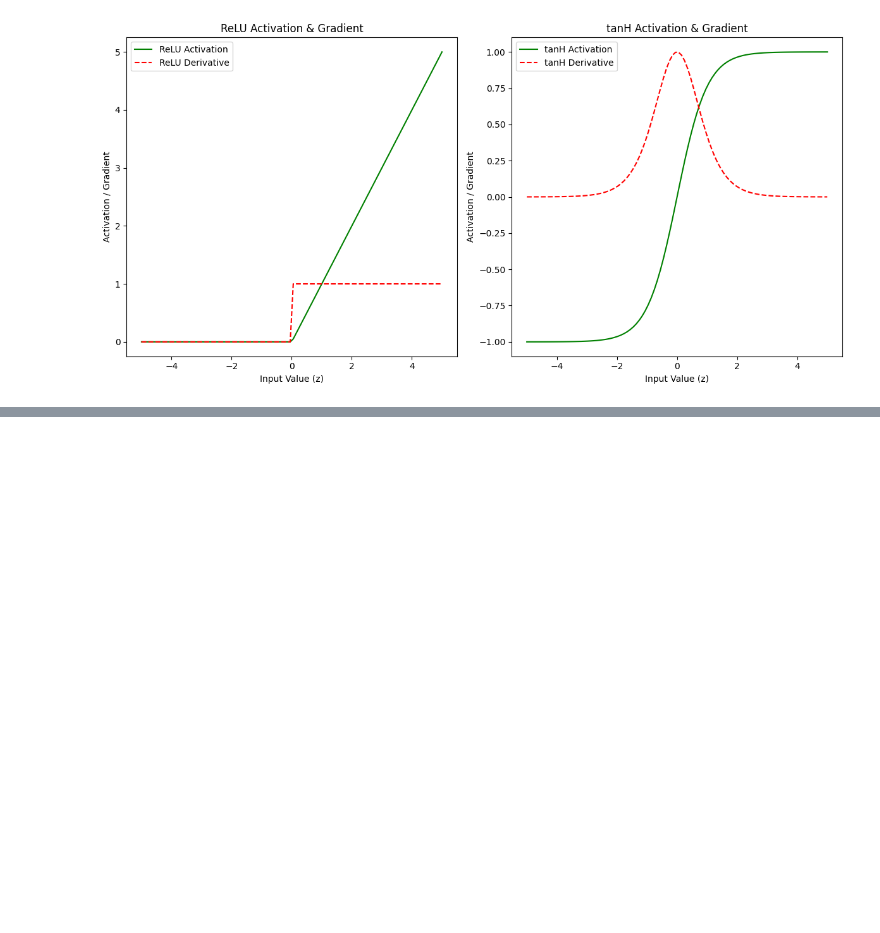
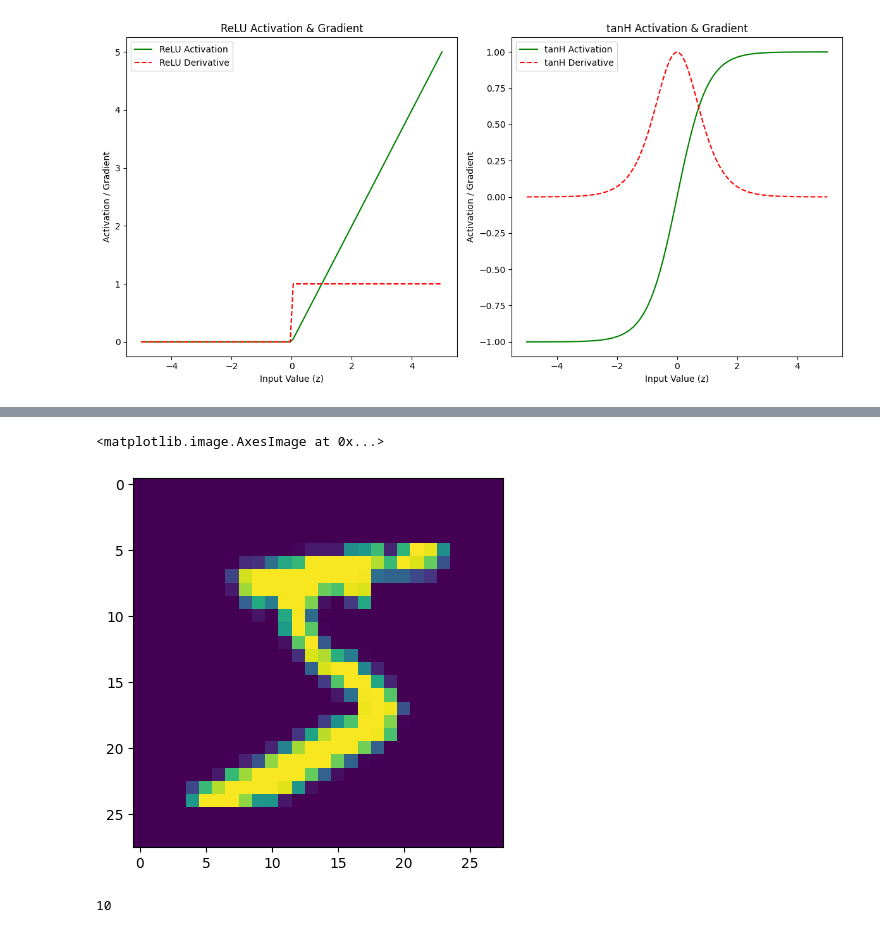
Before and after one commit to LekaLakshmi/Artificial-intelligence, a Jupyter notebook: Deep_Learning.ipynb, the cells around one changed output, grey strips where cells are left out. Cells and saved outputs as stored; diff of their text form; code cells hidden in the pictures; blank space fills up the shorter version.

```diff
--- a/Deep_Learning.ipynb
+++ b/Deep_Learning.ipynb
@@ -583,0 +799,18 @@ plt.show()
+# %%
+import keras
+
+from keras.models import Sequential
+from keras.layers import Dense
+from keras.layers import Input
+from keras.utils import to_categorical
+import matplotlib.pyplot as plt
+# import the data
+from keras.datasets import mnist
+
+# Dataset is already split into training and testing sets
+# Load training and testing data (features and labels)
+(X_train, y_train), (X_test, y_test) = mnist.load_data()
+
+
+#  first number in the output tuple is the number of images, and the other two numbers are the size of the images in datset
+X_train.shape
@@ -583,0 +821,6 @@ plt.show()
+# %%
+# Display the first training image
+plt.imshow(X_train[0])
+# %% [output]
+<matplotlib.image.AxesImage at 0x...>
+[figure, added]
@@ -583,0 +839,9 @@ plt.show()
+# %%
+# one hot encode outputs
+y_train = to_categorical(y_train)
+y_test = to_categorical(y_test)
+
+num_classes = y_test.shape[1]
+print(num_classes)
+# %% [output]
+10
```
Also changed, not shown: parts of 24 cells of this notebook.
